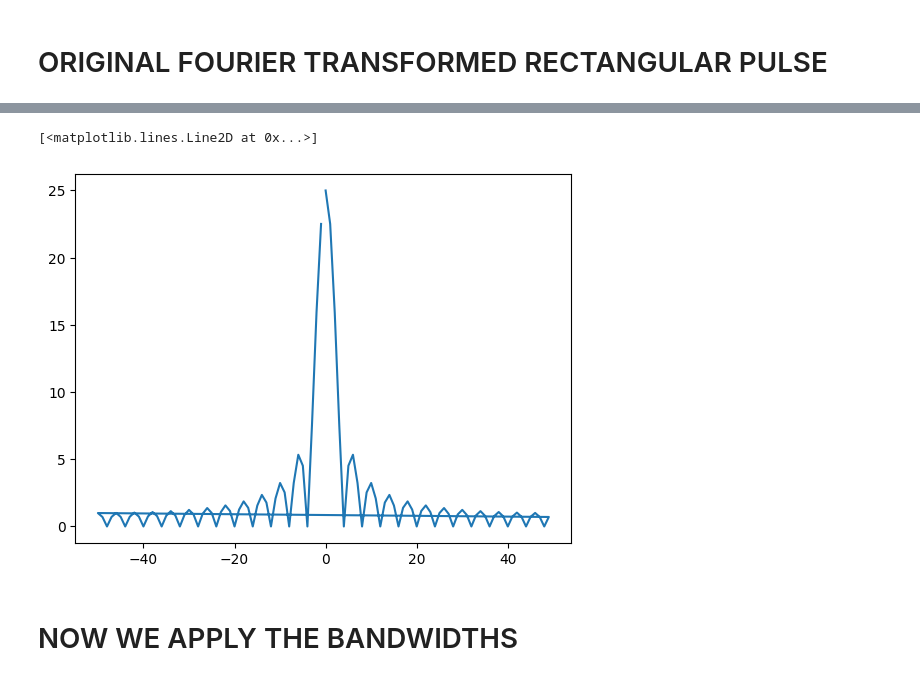
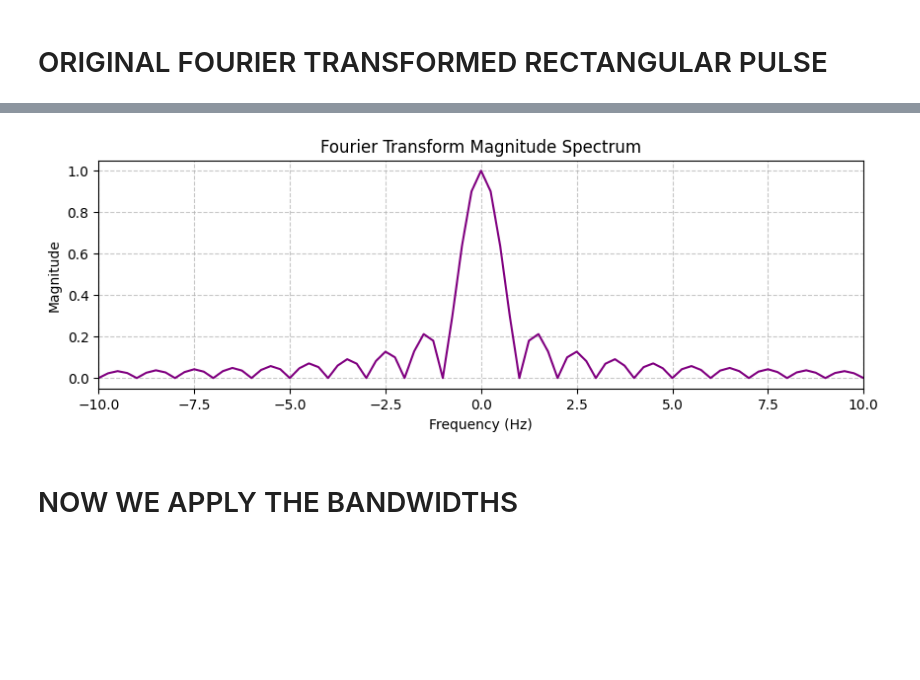
Before and after one commit to Storm00212/SIGNALS-ASSIGNMENT-1, a Jupyter notebook: QUESTION_1.ipynb, the cells around one changed output, grey strips where cells are left out. Cells and saved outputs as stored; diff of their text form; code cells hidden in the pictures; blank space fills up the shorter version.

```diff
--- a/QUESTION_1.ipynb
+++ b/QUESTION_1.ipynb
@@ -23,13 +27,24 @@ plt.show()
-# %%
-# now its fourier transform
-
-frequencies = np.fft.fftfreq(sampling_rate, 1/sampling_rate)
-fourier_rect_pulse = np.fft.fft(rect_pulse_p)
-
-plt.plot(frequencies, np.abs(fourier_rect_pulse))
-# %% [output]
-[<matplotlib.lines.Line2D at 0x...>]
-[figure, removed]
+# %%
+# now its fourier transform
+
+frequencies = np.fft.fftfreq(sampling_rate, d = 1/samplings)
+fourier_rect_pulse = np.fft.fft(rect_pulse_p)
+
+#plt.plot(frequencies, np.abs(fourier_rect_pulse))
+# note: after doing fft you also have to use fft shift other wise +ve and -ve sides will overlap showing a bad graph
+freq_shifted = np.fft.fftshift(frequencies)
+fourier_shifted = np.fft.fftshift(fourier_rect_pulse)
+
+plt.figure(figsize=(10, 3)) # large figsize to visualise
+plt.plot(freq_shifted, np.abs(fourier_shifted) / samplings, color='purple', linewidth=1.5)#divided by samplings for normalisation.
+plt.xlabel('Frequency (Hz)')
+plt.ylabel('Magnitude')
+plt.title('Fourier Transform Magnitude Spectrum')
+plt.xlim(-10, 10)  # Zoom in on main and first few side lobes
+plt.grid(True, linestyle='--', alpha=0.7)
+plt.show()
+# %% [output]
+[figure, added]
 # %% [markdown]
 # NOW WE APPLY THE BANDWIDTHS
 # %% [markdown]
```
Also changed, not shown: parts of 9 cells of this notebook.
